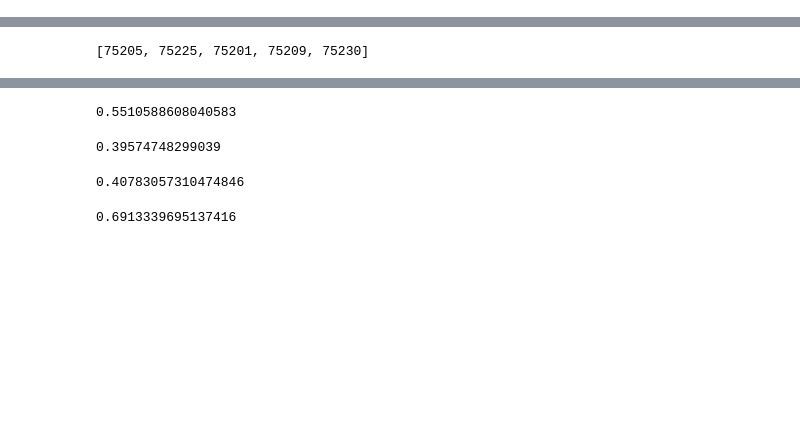
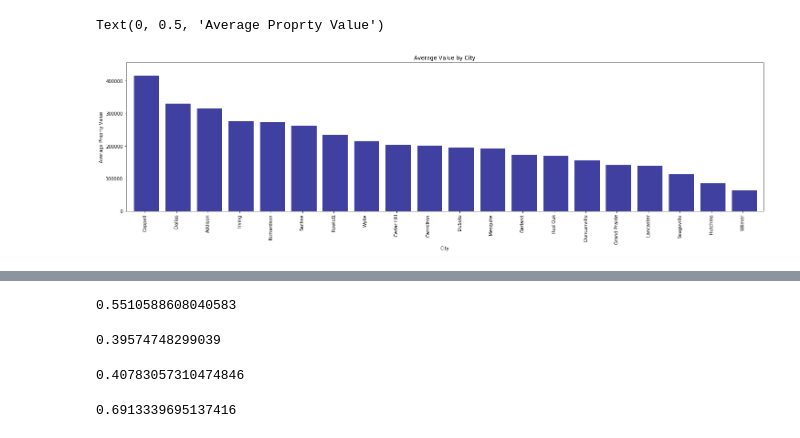
Before and after one commit to amy676767/Group_project, a Jupyter notebook: 2_visualize-property-values-and-businesses.ipynb, the cells around one changed output, grey strips where cells are left out. Cells and saved outputs as stored; diff of their text form; code cells hidden in the pictures; blank space fills up the shorter version.

```diff
--- a/2_visualize-property-values-and-businesses.ipynb
+++ b/2_visualize-property-values-and-businesses.ipynb
@@ -31,3 +32,10 @@ summary_by_zip_df.head()
 | 2 | 2 | 75201 | 1326 | 9.667580e+05 | $966,758 | 32.786330 | -96.796253 | ... |
 | 3 | 3 | 75209 | 5424 | 7.230552e+05 | $723,055 | 32.853872 | -96.819022 | ... |
 | 4 | 4 | 75230 | 9337 | 7.046378e+05 | $704,638 | 32.900512 | -96.786879 | ... |
+# %%
+#Group Property Values by Zipcode
+city_group = summary_by_zip_df.groupby('City')['MeanPropertyValue'].agg(('sum', 'mean'))\
+                    .rename(columns={'sum':'PropertyValueCount', 'mean':'MeanPropertyValue'})\
+                    .sort_values(by='MeanPropertyValue', ascending=False)\
+                    .reset_index()
+city_group.head()
@@ -34,3 +49,24 @@ summary_by_zip_df.head()
+# %%
+# Set x axis and tick locations
+x_axis = np.arange(len(city_group))
+tick_locations = [value+0.35 for value in x_axis]
+
+# Create a list indicating where to write x labels and set figure size to adjust for space
+plt.figure(figsize=(25,6))
+plt.bar(x_axis, city_group["MeanPropertyValue"], color='navy', alpha=0.75, align="edge")
+plt.xticks(tick_locations, city_group["City"], rotation="vertical")
+
+# Set x and y limits
+plt.xlim(-0.25, len(x_axis))
+plt.ylim(0, max(city_group["MeanPropertyValue"])*1.1)
+
+# Set a Title and labels
+plt.title("Average Value by City")
+plt.xlabel("City")
+plt.ylabel("Average Proprty Value")
+# %% [output]
+Text(0, 0.5, 'Average Proprty Value')
+[figure, added]
 # %%
 #Get 5 Zipcodes with highest values
 zip_group_top = summary_by_zip_df.head(5)
@@ -70,6 +103 @@ fig = gmaps.figure(layout=figure_layout)
-# %%
-top_zips = [zipcode for zipcode in zip_group_top_and_bottom.head()['Zipcode']]
-print(top_zips)
-# %% [output]
-[75205, 75225, 75201, 75209, 75230]
 # %%
```
Also changed, not shown: parts of 5 cells of this notebook, 1 other file.
